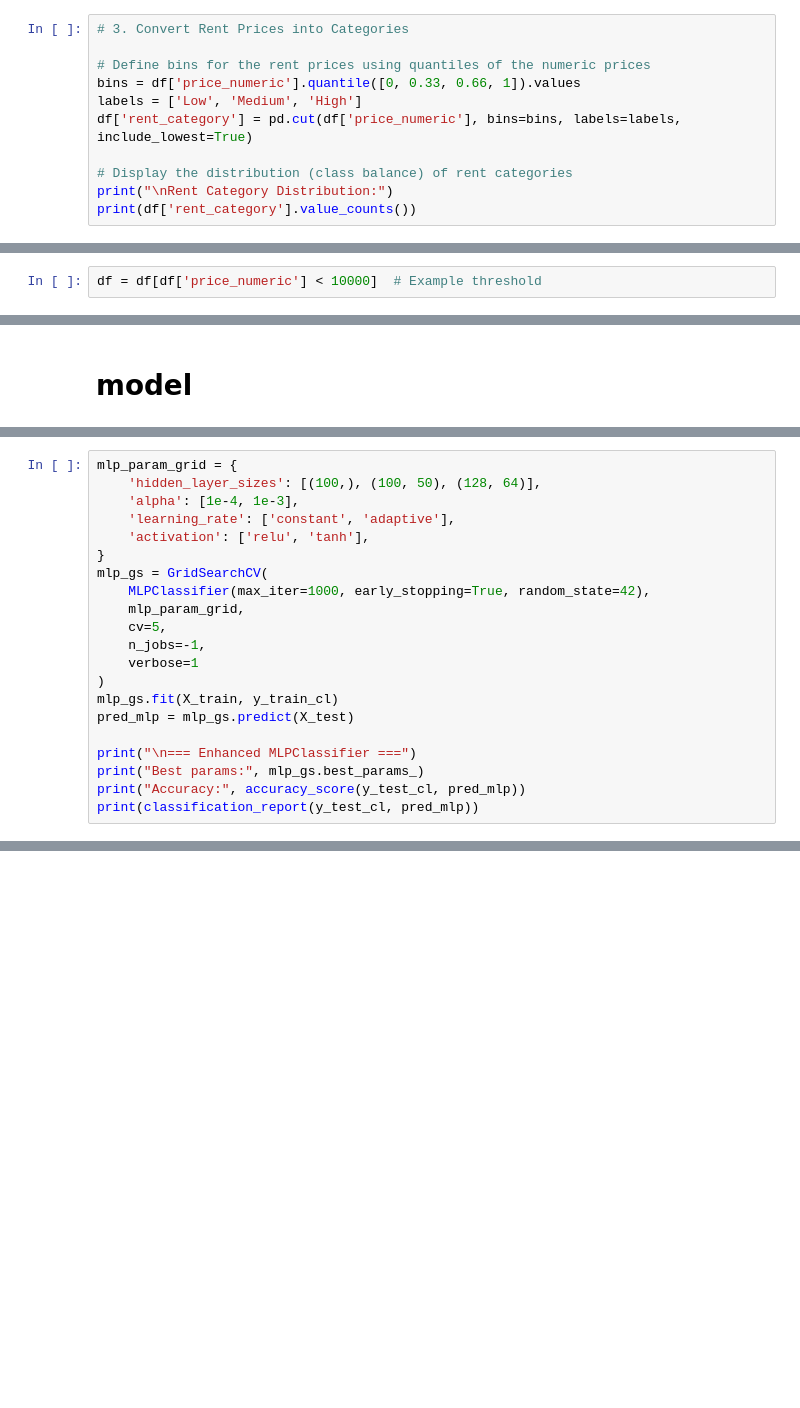
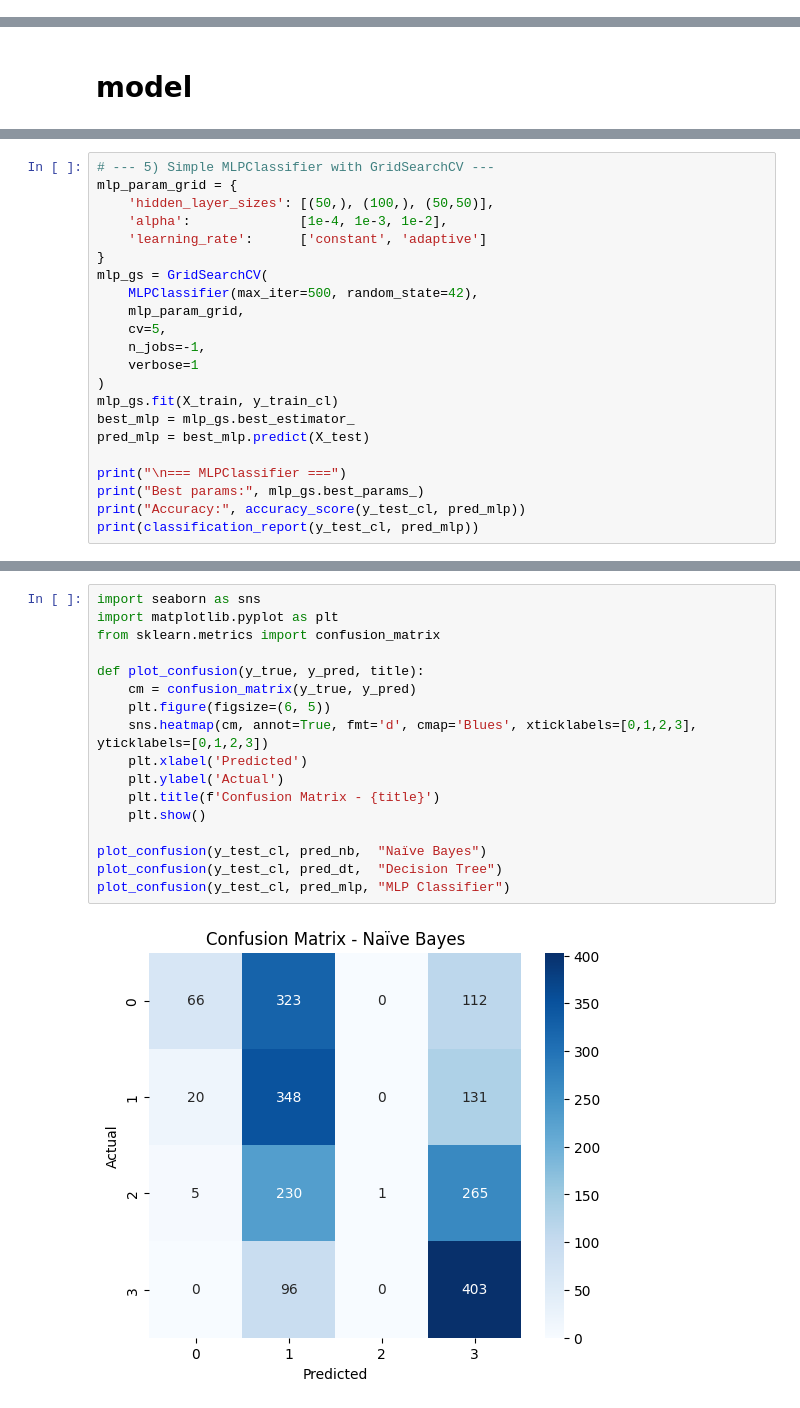
Before and after one commit to FaheemAI1024/Classifying-Apartment-Rent-Prices, a Jupyter notebook: classifying-apartment-rent-prices-based-on-propert.ipynb, the cells around one changed output, grey strips where cells are left out. Saved outputs shown, nothing was run; the diff lists cells and outputs as text; blank space fills up the shorter version.

Commit message:
Kaggle Notebook | Classifying Apartment Rent Prices Based on Propert | Version 3

```diff
--- a/classifying-apartment-rent-prices-based-on-propert.ipynb
+++ b/classifying-apartment-rent-prices-based-on-propert.ipynb
@@ -172,12 +225 @@ df_scaled[numeric_cols] = scaler.fit_transform(df[numeric_cols])
-# %%
-# 3. Convert Rent Prices into Categories
-
-# Define bins for the rent prices using quantiles of the numeric prices
-bins = df['price_numeric'].quantile([0, 0.33, 0.66, 1]).values
-labels = ['Low', 'Medium', 'High']
-df['rent_category'] = pd.cut(df['price_numeric'], bins=bins, labels=labels, include_lowest=True)
-
-# Display the distribution (class balance) of rent categories
-print("\nRent Category Distribution:")
-print(df['rent_category'].value_counts())
 # %%
@@ -275,2 +307,0 @@ plt.show()
-# %%
-df = df[df['price_numeric'] < 10000]  # Example threshold
@@ -689,21 +468,22 @@ weighted avg       0.85      0.85      0.85      2000
 # %%
+# --- 5) Simple MLPClassifier with GridSearchCV ---
 mlp_param_grid = {
-    'hidden_layer_sizes': [(100,), (100, 50), (128, 64)],
-    'alpha': [1e-4, 1e-3],
-    'learning_rate': ['constant', 'adaptive'],
-    'activation': ['relu', 'tanh'],
+    'hidden_layer_sizes': [(50,), (100,), (50,50)],
+    'alpha':              [1e-4, 1e-3, 1e-2],
+    'learning_rate':      ['constant', 'adaptive']
 }
 mlp_gs = GridSearchCV(
-    MLPClassifier(max_iter=1000, early_stopping=True, random_state=42),
+    MLPClassifier(max_iter=500, random_state=42),
     mlp_param_grid,
     cv=5,
     n_jobs=-1,
     verbose=1
 )
 mlp_gs.fit(X_train, y_train_cl)
-pred_mlp = mlp_gs.predict(X_test)
+best_mlp = mlp_gs.best_estimator_
+pred_mlp = best_mlp.predict(X_test)
 
-print("\n=== Enhanced MLPClassifier ===")
+print("\n=== MLPClassifier ===")
 print("Best params:", mlp_gs.best_params_)
 print("Accuracy:", accuracy_score(y_test_cl, pred_mlp))
 print(classification_report(y_test_cl, pred_mlp))
@@ -725,0 +519,19 @@ weighted avg       0.86      0.86      0.86      2000
+# %%
+import seaborn as sns
+import matplotlib.pyplot as plt
+from sklearn.metrics import confusion_matrix
+
+def plot_confusion(y_true, y_pred, title):
+    cm = confusion_matrix(y_true, y_pred)
+    plt.figure(figsize=(6, 5))
+    sns.heatmap(cm, annot=True, fmt='d', cmap='Blues', xticklabels=[0,1,2,3], yticklabels=[0,1,2,3])
+    plt.xlabel('Predicted')
+    plt.ylabel('Actual')
+    plt.title(f'Confusion Matrix - {title}')
+    plt.show()
+
+plot_confusion(y_test_cl, pred_nb,  "Naïve Bayes")
+plot_confusion(y_test_cl, pred_dt,  "Decision Tree")
+plot_confusion(y_test_cl, pred_mlp, "MLP Classifier")
+# %% [output]
+[figure, added]
```
Also changed, not shown: parts of 74 cells of this notebook.
